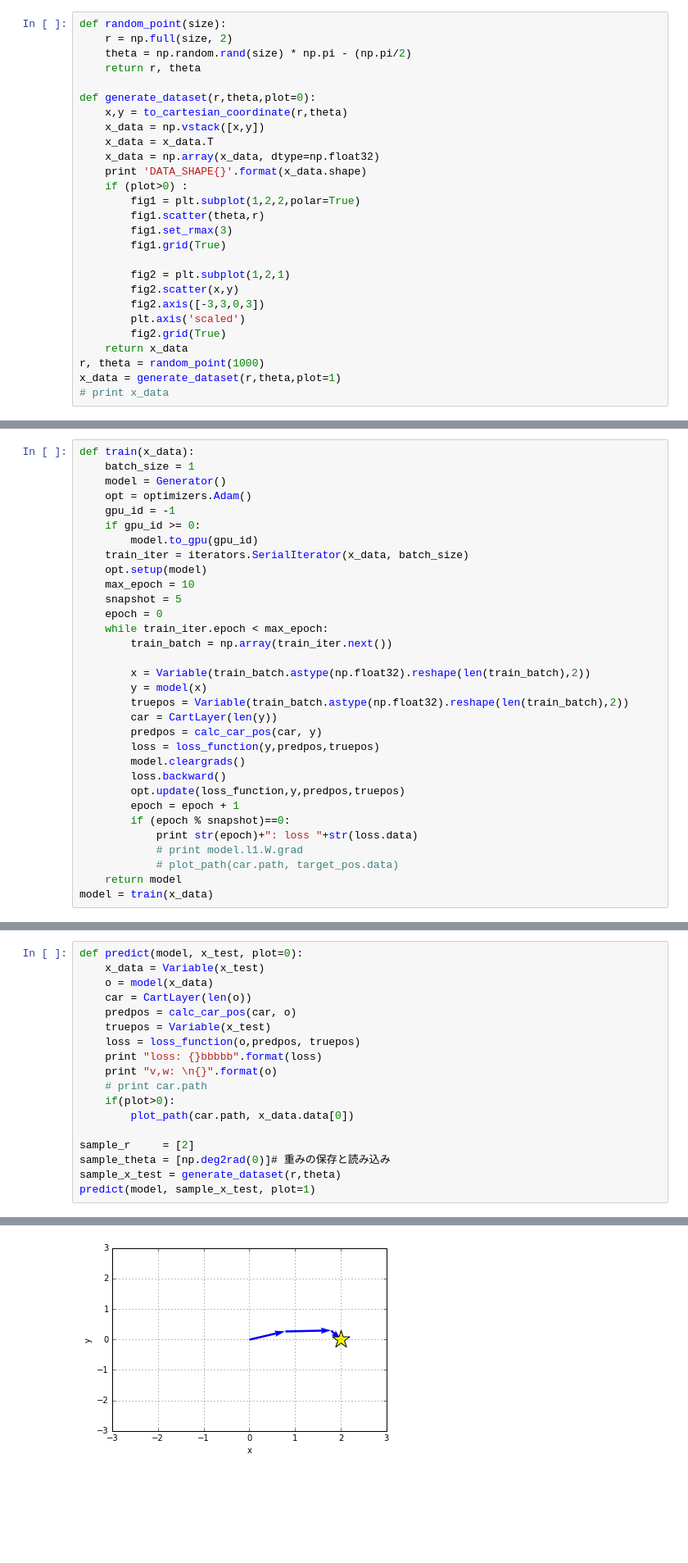
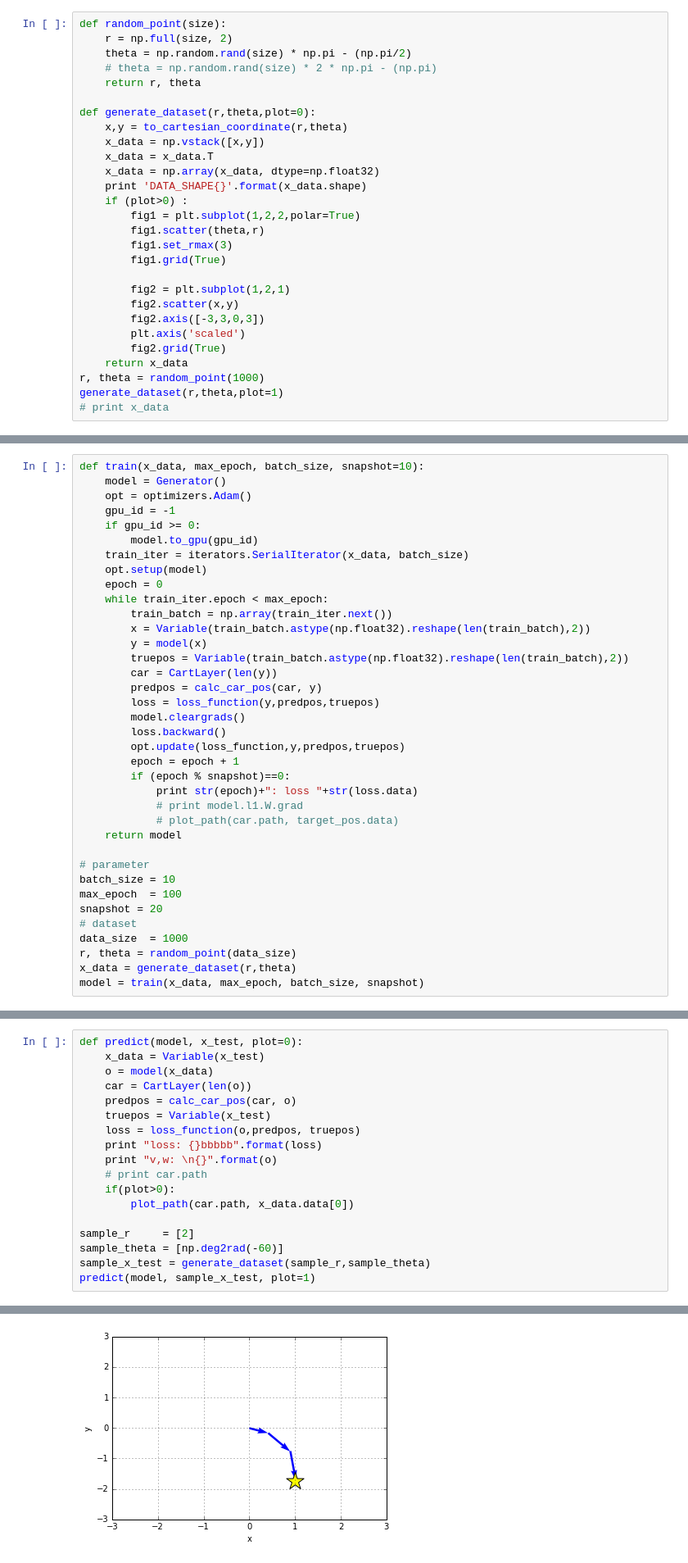
Before and after one commit to yotaseki/ParameterLearning, a Jupyter notebook: MovingCar.ipynb, the cells around one changed output, grey strips where cells are left out. Shown: that part at 82% size. Cells and saved outputs as stored; diff of their text form; blank space fills up the shorter version.

```diff
--- a/MovingCar.ipynb
+++ b/MovingCar.ipynb
@@ -189,6 +189,7 @@ r = 2 \\
 def random_point(size):
     r = np.full(size, 2)
     theta = np.random.rand(size) * np.pi - (np.pi/2)
+    # theta = np.random.rand(size) * 2 * np.pi - (np.pi)
     return r, theta
 
 def generate_dataset(r,theta,plot=0):
@@ -210,7 +211,7 @@ def generate_dataset(r,theta,plot=0):
         fig2.grid(True)
     return x_data
 r, theta = random_point(1000)
-x_data = generate_dataset(r,theta,plot=1)
+generate_dataset(r,theta,plot=1)
 # print x_data
 # %% [output]
 DATA_SHAPE(1000, 2)
@@ -257,8 +284,7 @@ variable(1.4833174)
 # %% [markdown]
 # 訓練
 # %%
-def train(x_data):
-    batch_size = 1
+def train(x_data, max_epoch, batch_size, snapshot=10):
     model = Generator()
     opt = optimizers.Adam()
     gpu_id = -1
@@ -266,12 +292,9 @@ def train(x_data):
         model.to_gpu(gpu_id)
     train_iter = iterators.SerialIterator(x_data, batch_size)
     opt.setup(model)
-    max_epoch = 10
-    snapshot = 5
     epoch = 0
     while train_iter.epoch < max_epoch:
         train_batch = np.array(train_iter.next())
-
         x = Variable(train_batch.astype(np.float32).reshape(len(train_batch),2))
         y = model(x)
         truepos = Variable(train_batch.astype(np.float32).reshape(len(train_batch),2))
@@ -287,5 +310,14 @@ def train(x_data):
             # print model.l1.W.grad
             # plot_path(car.path, target_pos.data)
     return model
-model = train(x_data)
+
+# parameter
+batch_size = 10
+max_epoch  = 100
+snapshot = 20
+# dataset
+data_size  = 1000
+r, theta = random_point(data_size)
+x_data = generate_dataset(r,theta)
+model = train(x_data, max_epoch, batch_size, snapshot)
 # %% [output]
@@ -323,7 +355,7 @@ def predict(model, x_test, plot=0):
         plot_path(car.path, x_data.data[0])
 
 sample_r     = [2]
-sample_theta = [np.deg2rad(0)]# 重みの保存と読み込み
-sample_x_test = generate_dataset(r,theta)
+sample_theta = [np.deg2rad(-60)]
+sample_x_test = generate_dataset(sample_r,sample_theta)
 predict(model, sample_x_test, plot=1)
 # %% [output]
@@ -336,4 +368,4 @@ variable([[[ 0.82411385  0.33629498]
-[figure, old version]
+[figure, new version]
 # %% [markdown]
 # 重みの保存と読み込み
 # %%
```
Also changed, not shown: parts of 11 cells of this notebook.
